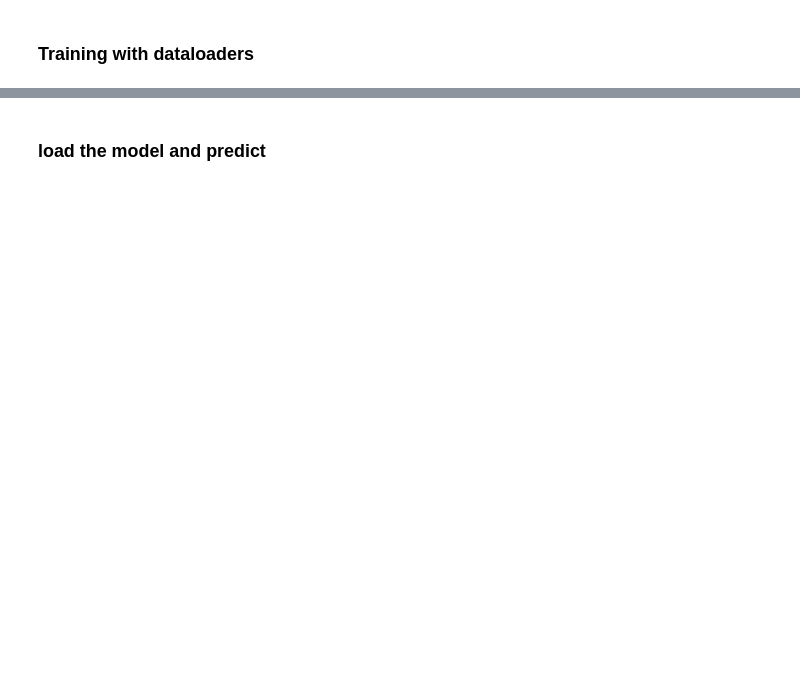
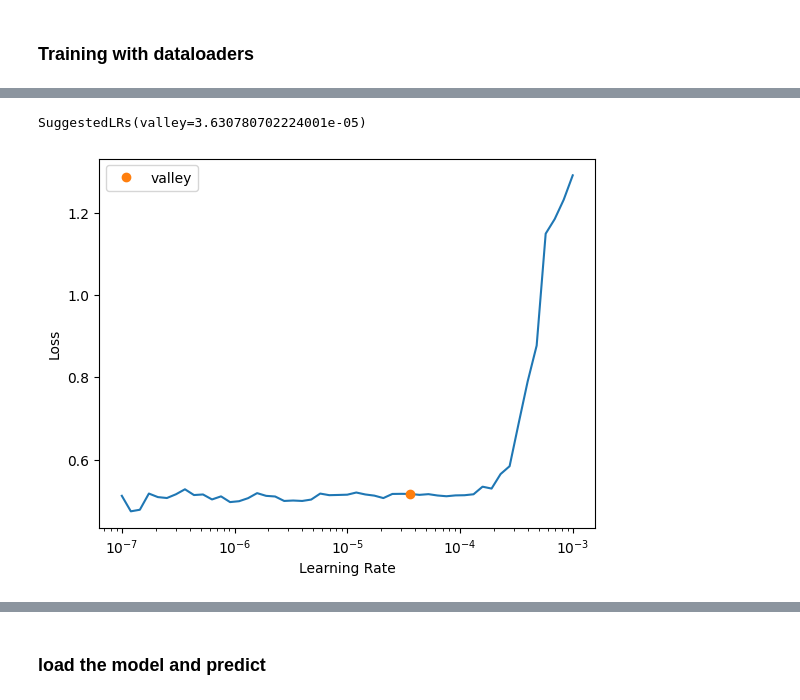
Before and after one commit to mridul-eecs/fast_ai, a Jupyter notebook: image_classification.ipynb, the cells around one changed output, grey strips where cells are left out. Saved outputs shown, nothing was run; the diff lists cells and outputs as text; code cells hidden in the pictures; blank space fills up the shorter version.

```diff
--- a/image_classification.ipynb
+++ b/image_classification.ipynb
@@ -118,0 +225,3 @@ Downloading: "https://download.pytorch.org/models/resnext101_64x4d-173b62eb.pth"
+# %%
+myNet_learn.lr_find()
+# %% [output]
@@ -118,0 +229,2 @@ Downloading: "https://download.pytorch.org/models/resnext101_64x4d-173b62eb.pth"
+SuggestedLRs(valley=3.630780702224001e-05)
+[figure, added]
```
Also changed, not shown: parts of 18 cells of this notebook.
